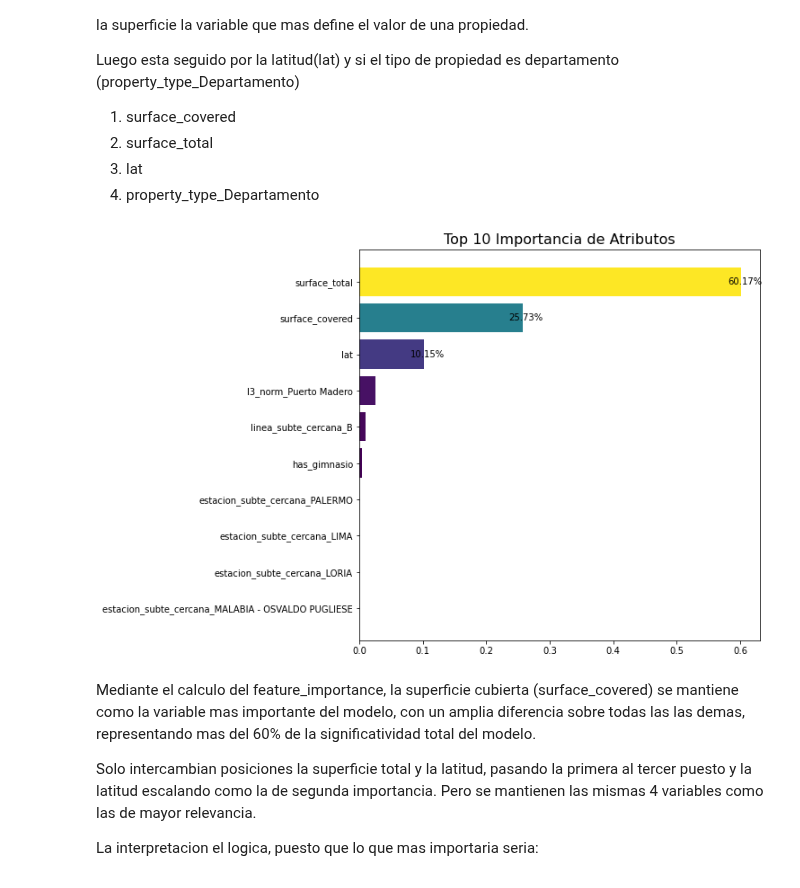
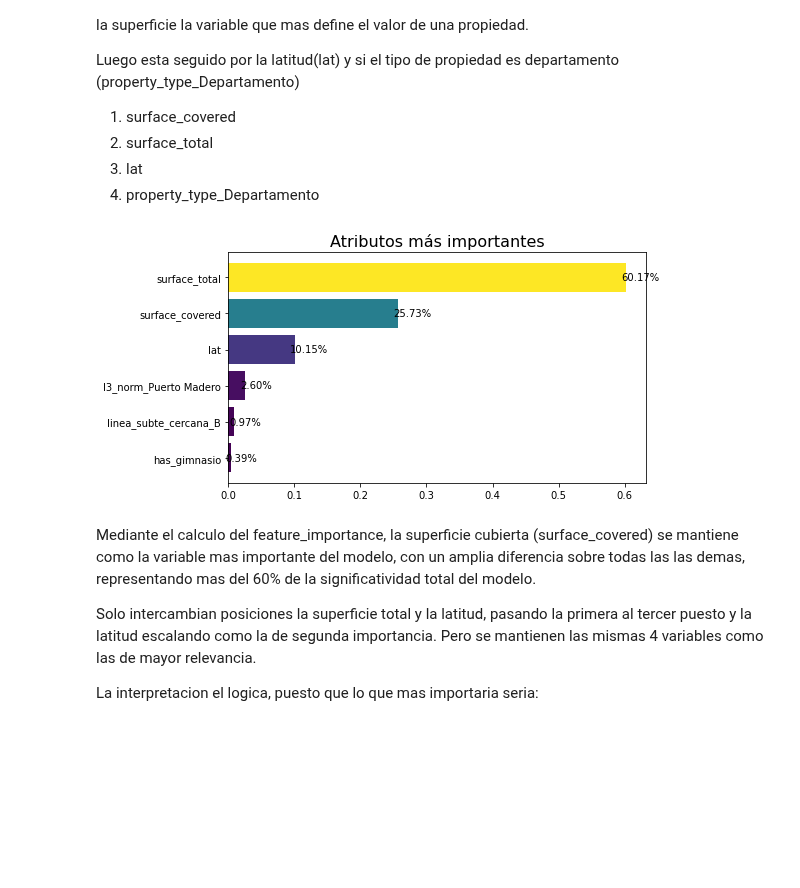
Before and after one commit to Ignacio-Ibarra/tpAA, a Jupyter notebook: Modelado.ipynb, the cells around one changed output. Saved outputs shown, nothing was run; the diff lists cells and outputs as text; code cells hidden in the pictures; blank space fills up the shorter version.

```diff
--- a/Modelado.ipynb
+++ b/Modelado.ipynb
@@ -476,48 +490,46 @@ resume = pd.concat([a,b],axis=1)
 resume.columns = ['feature','importance']
 resume = resume.sort_values('importance', ascending=False).set_index('feature')
 
-N = 10
+N = 6
 plot_data = resume.head(N)
 features = plot_data.index
 values = plot_data.importance
 my_cmap = plt.get_cmap("viridis")
 rescale = lambda x: (x - np.min(x)) / (np.max(x) - np.min(x))
 
-fig, ax = plt.subplots(figsize=(8,8))
+fig, ax = plt.subplots(figsize=(8,4))
 bar = ax.barh(features,values,align="center", color=my_cmap(rescale(values)))
-ax.set_title(f"Top {N} Importancia de Atributos", fontsize=16)
+ax.set_title(f"Atributos más importantes", fontsize=16)
 ax.invert_yaxis()
 
 rects = ax.patches
 # Place a label for each bar
 for rect in rects:
     # Get X and Y placement of label from rect
     x_value = rect.get_width()
     y_value = rect.get_y() + rect.get_height() / 2
 
     # Number of points between bar and label; change to your liking
-    space = -15
+    space = -5
     # Vertical alignment for positive values
     ha = 'left'
 
-    if x_value>0.026:
-        label = '{:.2%}'.format(x_value)
-    else:
-        label = ""
+    label = '{:.2%}'.format(x_value)
+
 
     # Create annotation
     plt.annotate(
         label,                      # Use `label` as label
         (x_value, y_value),         # Place label at bar end
         xytext=(space, 0),          # Horizontally shift label by `space`
         textcoords='offset points', # Interpret `xytext` as offset in points
         va='center',                # Vertically center label
         ha=ha)            # Change label color to white
 
-#plt.show()
+plt.tight_layout()
 plt.savefig("./img/feature_importance.png", dpi=200, facecolor="white")
 # %% [output]
-[figure, old version]
+[figure, new version]
 # %% [markdown]
 Mediante el calculo del feature_importance, la superficie cubierta (surface_covered) se mantiene como la variable mas importante del modelo, con un amplia diferencia sobre todas las las demas, representando mas del 60% de la significatividad total del modelo.
 
```
Also changed, not shown: parts of 15 cells of this notebook, 4 other files.
